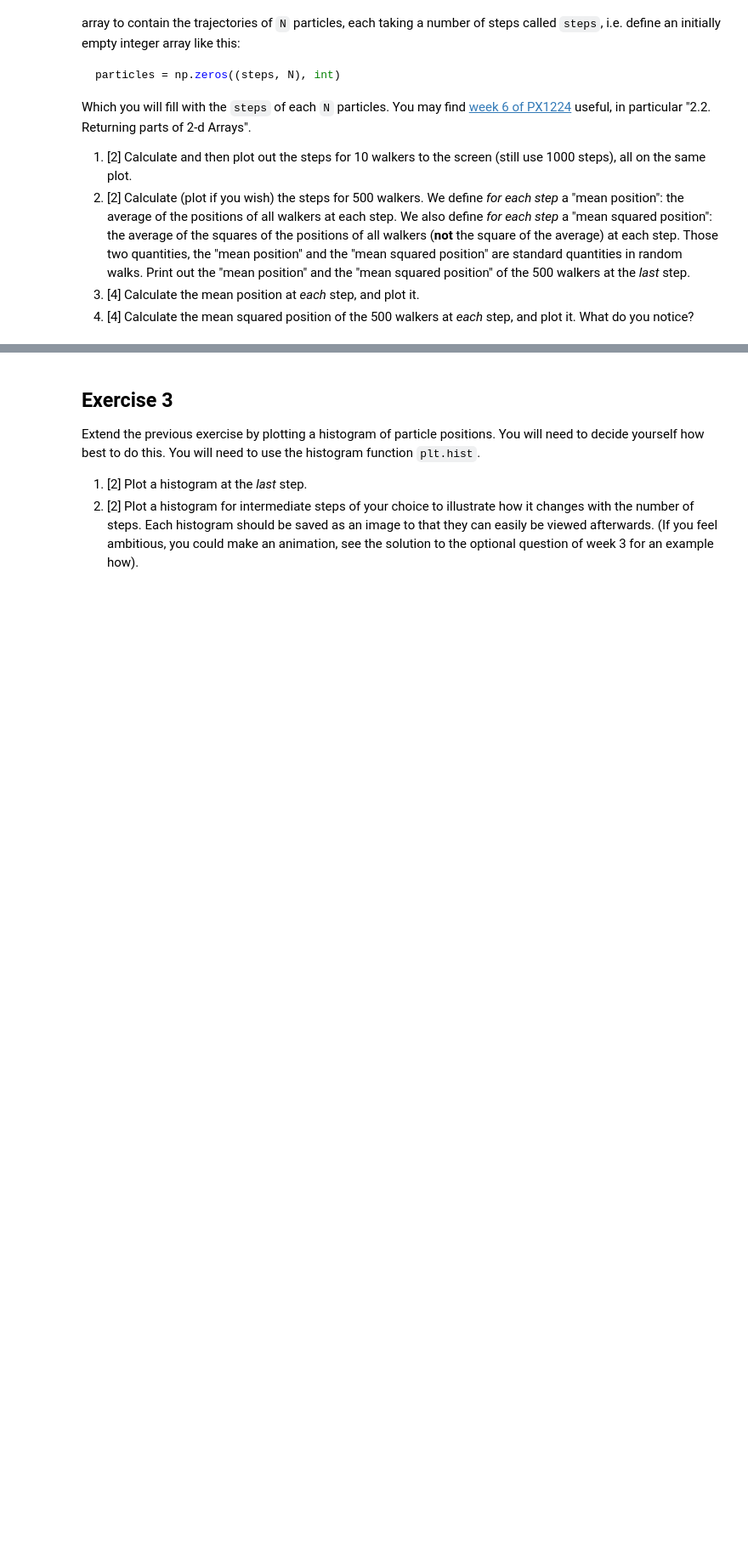
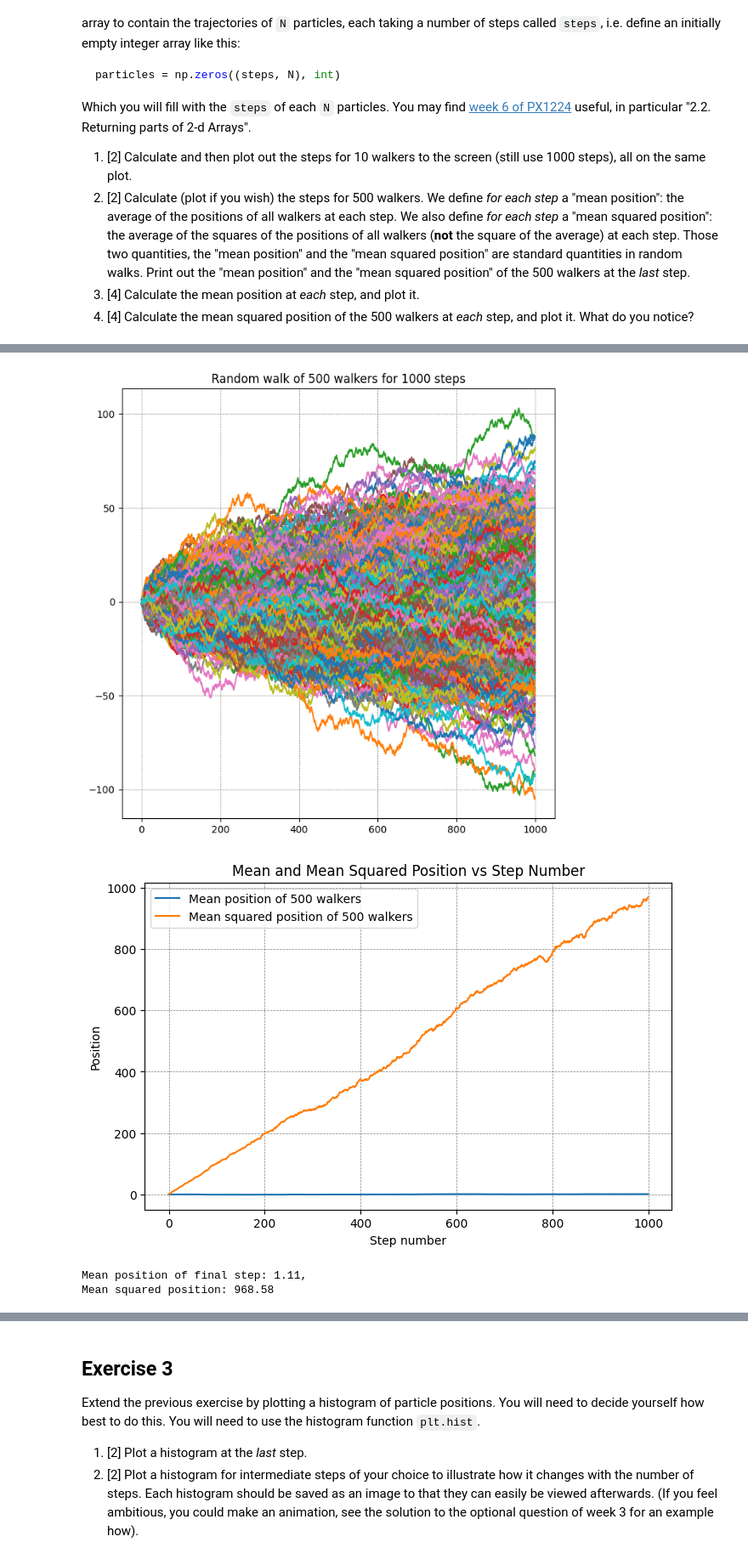
Before and after one commit to PX2145-2025/week-7-b-Dvorak-Gabriel, a Jupyter notebook: Random_walk.ipynb, the cells around one changed output, grey strips where cells are left out. Shown at 85% size. Cells and saved outputs as stored; diff of their text form; code cells hidden in the pictures; blank space fills up the shorter version.

```diff
--- a/Random_walk.ipynb
+++ b/Random_walk.ipynb
@@ -130,0 +154,52 @@ plot it. What do you notice?
+# %%
+import numpy as np
+import matplotlib.pyplot as plt
+from numpy.random import random, seed
+
+N = 500 #no. walkers
+particles = np.zeros((steps, N), int)
+
+def walk(steps):
+    x = np.random.choice([-1, 1], size=steps)
+    x = np.cumsum(x)
+    return x
+
+steps = 1000
+for z in range (N):
+  particles[:,z] = walk(steps)
+
+plt.figure(figsize=(8, 8))
+plt.plot(particles)
+plt.grid(color="gray", linestyle="--", linewidth=0.5)
+plt.title(f'Random walk of {N} walkers for {steps} steps')
+plt.show()
+plt.close()
+
+positions_final_step = particles[-1, :]
+mean_position = np.mean(positions_final_step)
+mean_squared_position = np.mean(positions_final_step**2)
+
+means_x, means_y, means_sqr_x = [], [], []
+for z in range(steps):
+  mean = np.mean(particles[z, :])
+  mean_sqr = np.mean(particles[z, :]**2)
+  means_y.append(mean)
+  means_x.append(z)
+  means_sqr_x.append(mean_sqr)
+
+plt.figure(figsize=(8, 5))
+plt.plot(means_x, means_y, label='Mean position of 500 walkers')
+plt.plot(means_x, means_sqr_x, label='Mean squared position of 500 walkers')
+plt.grid(color="gray", linestyle="--", linewidth=0.5)
+plt.title('Mean and Mean Squared Position vs Step Number')
+plt.xlabel('Step number')
+plt.ylabel('Position')
+plt.legend(loc='best')
+plt.show()
+
+print(f'Mean position of final step: {mean_position:.2f}, \nMean squared position: {mean_squared_position:.2f}')
+# %% [output]
+[figure, added]
+[figure, added]
+Mean position of final step: 1.11,
+Mean squared position: 968.58
```
Also changed, not shown: parts of 5 cells of this notebook.
